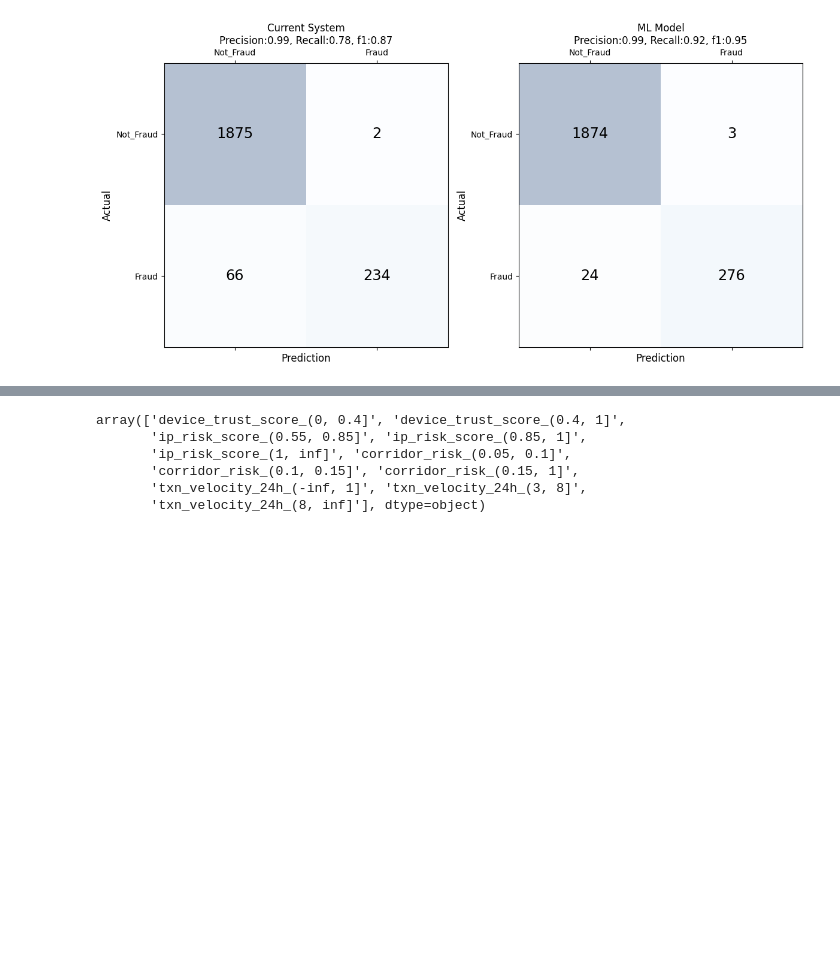
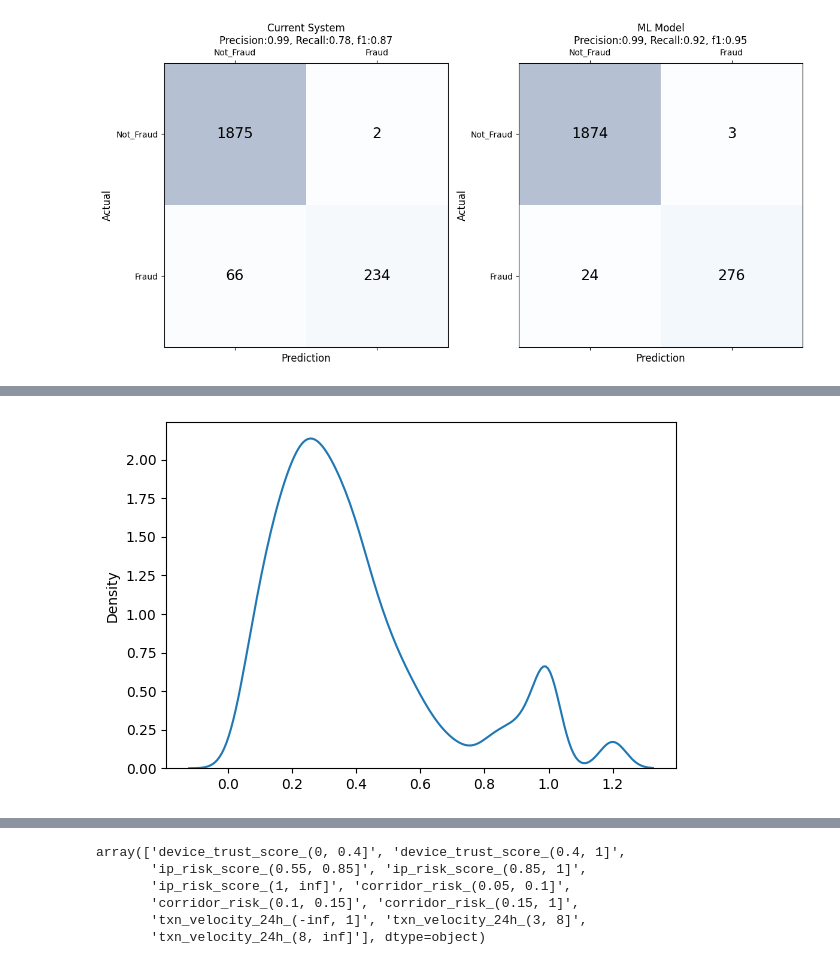
Before and after one commit to sarbol/Financial_Transaction_Fraud_Detection, a Jupyter notebook: notebooks/02_feature_engineering_modelling.ipynb, the cells around one changed output, grey strips where cells are left out. Saved outputs shown, nothing was run; the diff lists cells and outputs as text; code cells hidden in the pictures; blank space fills up the shorter version.

```diff
--- a/notebooks/02_feature_engineering_modelling.ipynb
+++ b/notebooks/02_feature_engineering_modelling.ipynb
@@ -2077,0 +2383,9 @@ plt.show()
+# %%
+fig, ax = plt.subplots(figsize = (6, 4))
+
+sns.kdeplot(df.ip_risk_score.values, ax = ax)
+
+plt.tight_layout()
+plt.show()
+# %% [output]
+[figure, added]
```
Also changed, not shown: parts of 46 cells of this notebook.
